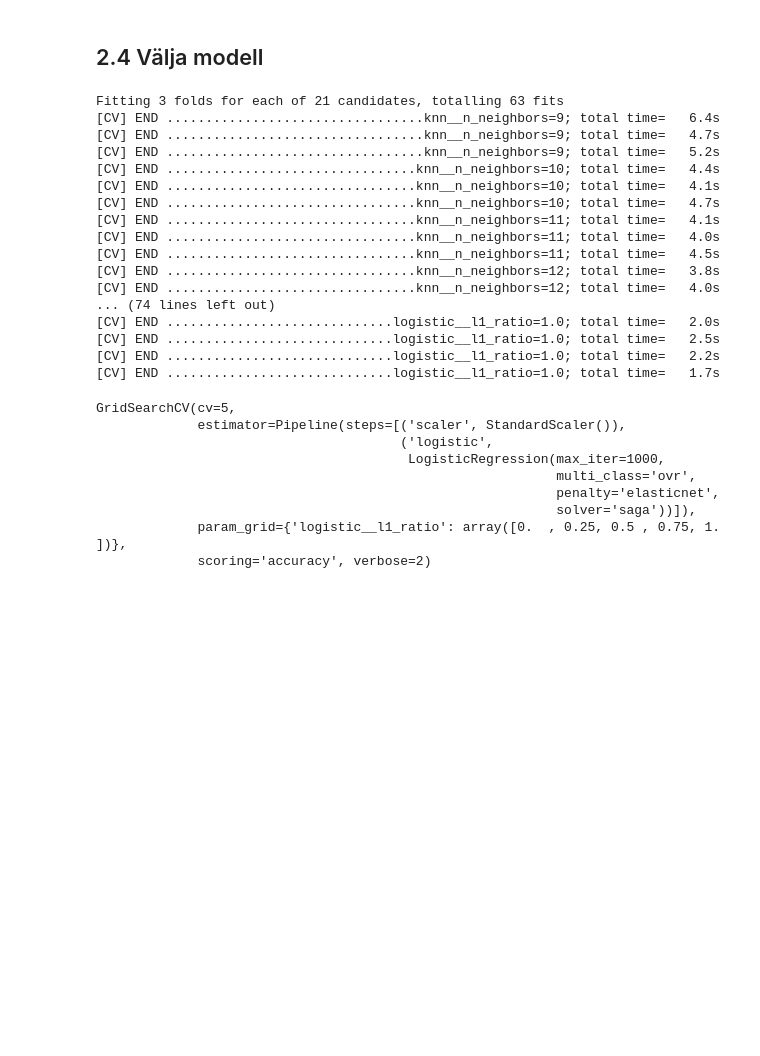
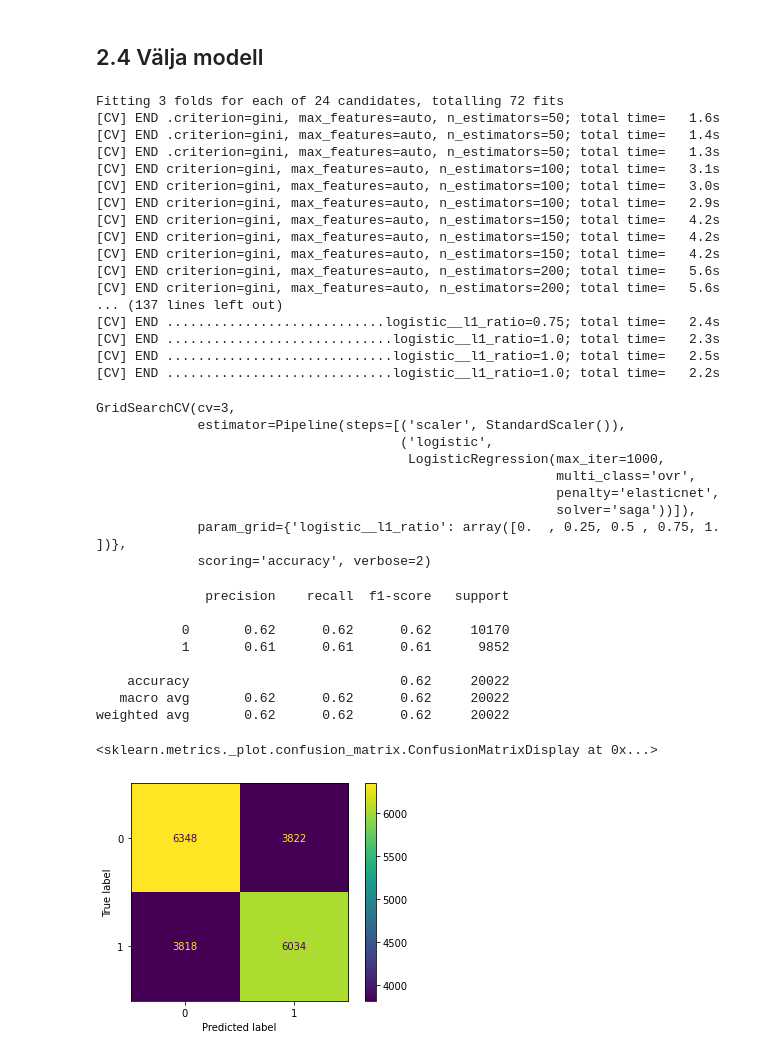
Before and after one commit to FHegardt/Maskininl-rning-Fredrik-Hegardt, a Jupyter notebook: Labb/2.1-8.ipynb, the cells around one changed output. Saved outputs shown, nothing was run; the diff lists cells and outputs as text; code cells hidden in the pictures; blank space fills up the shorter version.

```diff
--- a/Labb/2.1-8.ipynb
+++ b/Labb/2.1-8.ipynb
@@ -197,31 +198,38 @@ pipeline_logistic = Pipeline([("scaler", StandardScaler()), ("logistic", Logisti
 
 param_grid_KNN = {"knn__n_neighbors": list(range(9,30))}
 param_grid_logistic = {"logistic__l1_ratio": np.linspace(0,1,5)}
+param_grid_random_forest = {
+    "n_estimators": [50, 100, 150,200],
+    "criterion": ["gini", "entropy"],
+    "max_features": ["auto", "sqrt", "log2"],
+}
 
+
+classifier_clf = GridSearchCV(RandomForestClassifier(), param_grid=param_grid_random_forest, cv=3,verbose=2, scoring="recall")
 classifier_KNN = GridSearchCV(estimator=pipeline_KNN, cv = 3, scoring = "accuracy", verbose=2, param_grid=param_grid_KNN)
-classifier_logistic = GridSearchCV(estimator = pipeline_logistic, cv = 5, scoring = "accuracy", verbose=2, param_grid=param_grid_logistic)
-
+classifier_logistic = GridSearchCV(estimator = pipeline_logistic, cv = 3, scoring = "accuracy", verbose=2, param_grid=param_grid_logistic)
+classifier_clf.fit(X_train, y_train)
 classifier_KNN.fit(X_train, y_train)
 classifier_logistic.fit(X_train, y_train)
 # %% [output]
-Fitting 3 folds for each of 21 candidates, totalling 63 fits
-[CV] END .................................knn__n_neighbors=9; total time=   6.4s
-[CV] END .................................knn__n_neighbors=9; total time=   4.7s
-[CV] END .................................knn__n_neighbors=9; total time=   5.2s
-[CV] END ................................knn__n_neighbors=10; total time=   4.4s
-[CV] END ................................knn__n_neighbors=10; total time=   4.1s
-[CV] END ................................knn__n_neighbors=10; total time=   4.7s
-[CV] END ................................knn__n_neighbors=11; total time=   4.1s
-[CV] END ................................knn__n_neighbors=11; total time=   4.0s
-[CV] END ................................knn__n_neighbors=11; total time=   4.5s
-[CV] END ................................knn__n_neighbors=12; total time=   3.8s
-[CV] END ................................knn__n_neighbors=12; total time=   4.0s
-... (74 lines left out)
-[CV] END .............................logistic__l1_ratio=1.0; total time=   2.0s
+Fitting 3 folds for each of 24 candidates, totalling 72 fits
+[CV] END .criterion=gini, max_features=auto, n_estimators=50; total time=   1.6s
+[CV] END .criterion=gini, max_features=auto, n_estimators=50; total time=   1.4s
+[CV] END .criterion=gini, max_features=auto, n_estimators=50; total time=   1.3s
+[CV] END criterion=gini, max_features=auto, n_estimators=100; total time=   3.1s
+[CV] END criterion=gini, max_features=auto, n_estimators=100; total time=   3.0s
+[CV] END criterion=gini, max_features=auto, n_estimators=100; total time=   2.9s
+[CV] END criterion=gini, max_features=auto, n_estimators=150; total time=   4.2s
+[CV] END criterion=gini, max_features=auto, n_estimators=150; total time=   4.2s
+[CV] END criterion=gini, max_features=auto, n_estimators=150; total time=   4.2s
+[CV] END criterion=gini, max_features=auto, n_estimators=200; total time=   5.6s
+[CV] END criterion=gini, max_features=auto, n_estimators=200; total time=   5.6s
+... (137 lines left out)
+[CV] END ............................logistic__l1_ratio=0.75; total time=   2.4s
+[CV] END .............................logistic__l1_ratio=1.0; total time=   2.3s
 [CV] END .............................logistic__l1_ratio=1.0; total time=   2.5s
 [CV] END .............................logistic__l1_ratio=1.0; total time=   2.2s
-[CV] END .............................logistic__l1_ratio=1.0; total time=   1.7s
-GridSearchCV(cv=5,
+GridSearchCV(cv=3,
              estimator=Pipeline(steps=[('scaler', StandardScaler()),
                                        ('logistic',
                                         LogisticRegression(max_iter=1000,
@@ -230,6 +238,25 @@ GridSearchCV(cv=5,
                                                            solver='saga'))]),
              param_grid={'logistic__l1_ratio': array([0.  , 0.25, 0.5 , 0.75, 1.  ])},
              scoring='accuracy', verbose=2)
+# %%
+from sklearn.metrics import classification_report, ConfusionMatrixDisplay, confusion_matrix
+y_pred = classifier_clf.predict(X_test)
+
+print(classification_report(y_test,y_pred))
+cm = confusion_matrix(y_test, y_pred)
+
+ConfusionMatrixDisplay(cm).plot()
+# %% [output]
+              precision    recall  f1-score   support
+
+           0       0.62      0.62      0.62     10170
+           1       0.61      0.61      0.61      9852
+
+    accuracy                           0.62     20022
+   macro avg       0.62      0.62      0.62     20022
+weighted avg       0.62      0.62      0.62     20022
+<sklearn.metrics._plot.confusion_matrix.ConfusionMatrixDisplay at 0x...>
+[figure, added]
 # %%
 from sklearn.metrics import classification_report, ConfusionMatrixDisplay, confusion_matrix
 y_pred = classifier_KNN.predict(X_test)
```
Also changed, not shown: parts of 4 cells of this notebook, 1 other file.
